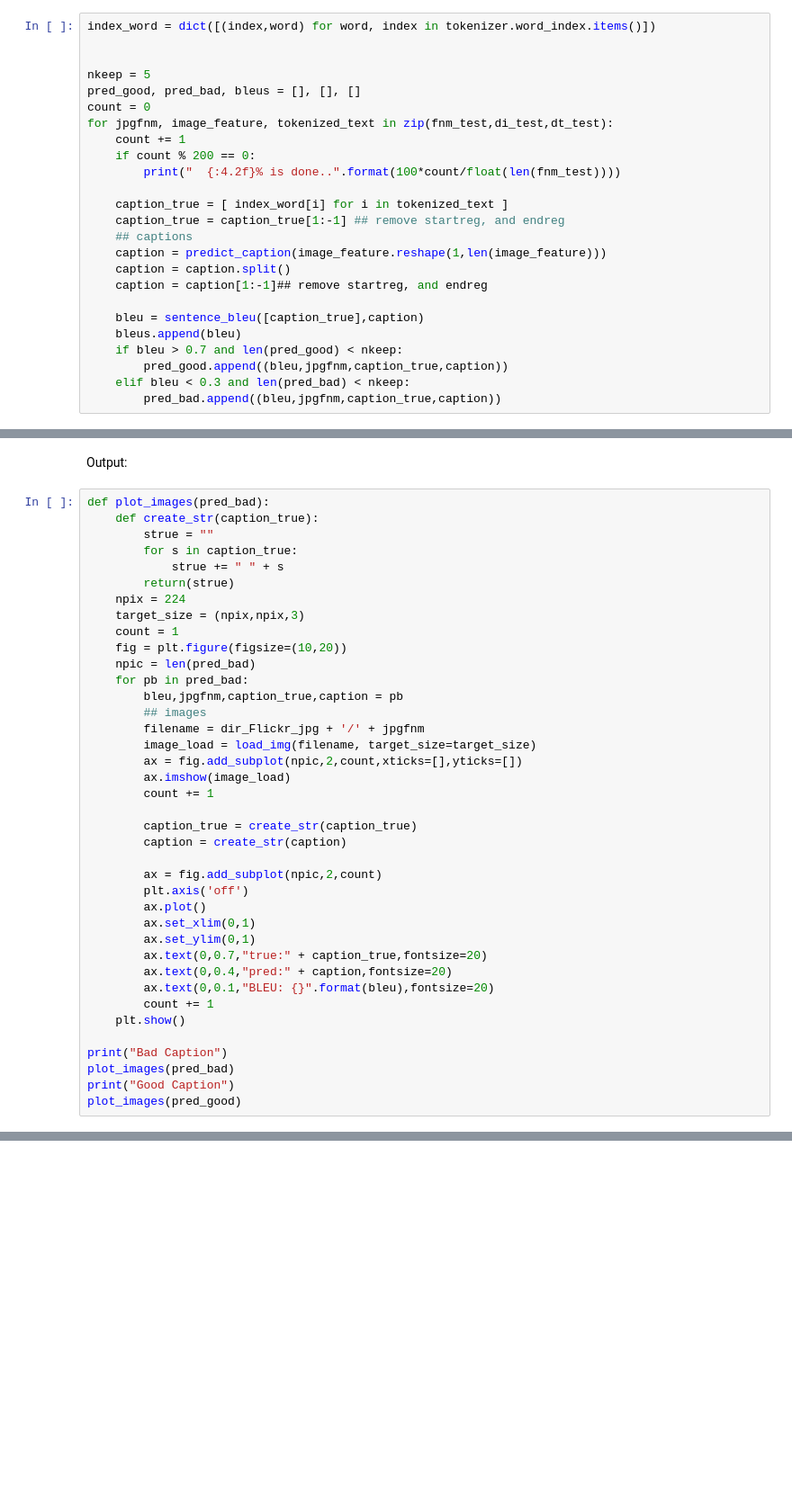
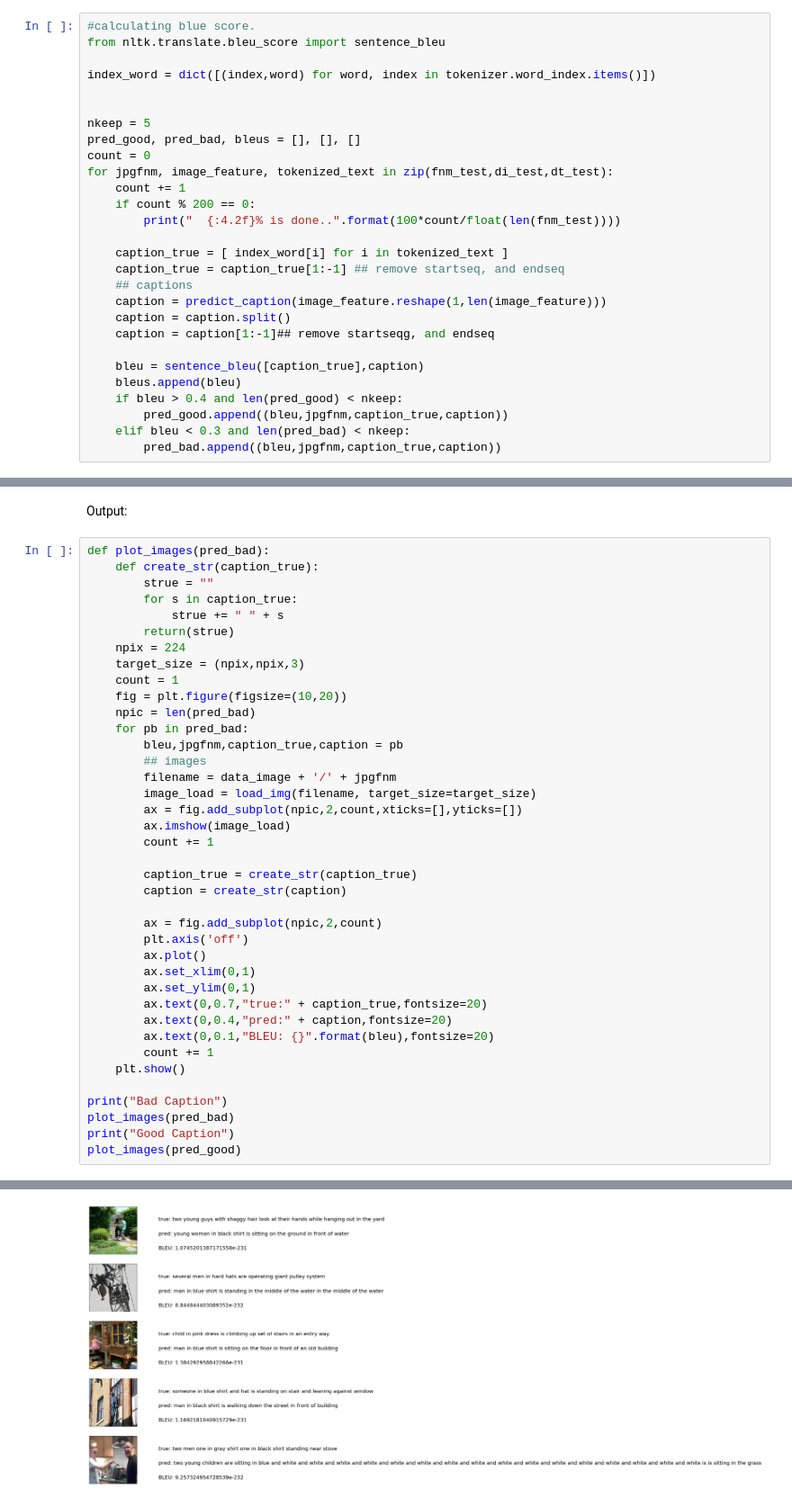
Before and after one commit to Geethu-b/Image-Captioning, a Jupyter notebook: image captioning final.ipynb, the cells around one changed output, grey strips where cells are left out. Shown at 90% size. Drawn from its saved outputs; the diff is of its cells as text; blank space fills up the shorter version.

```diff
--- a/image captioning final.ipynb
+++ b/image captioning final.ipynb
@@ -419,6 +542,9 @@ plt.show()
 # %% [markdown]
 Bleu score
 # %%
+#calculating blue score.
+from nltk.translate.bleu_score import sentence_bleu
+
 index_word = dict([(index,word) for word, index in tokenizer.word_index.items()])
 
 
@@ -431,15 +557,15 @@ for jpgfnm, image_feature, tokenized_text in zip(fnm_test,di_test,dt_test):
         print("  {:4.2f}% is done..".format(100*count/float(len(fnm_test))))
 
     caption_true = [ index_word[i] for i in tokenized_text ]
-    caption_true = caption_true[1:-1] ## remove startreg, and endreg
+    caption_true = caption_true[1:-1] ## remove startseq, and endseq
     ## captions
     caption = predict_caption(image_feature.reshape(1,len(image_feature)))
     caption = caption.split()
-    caption = caption[1:-1]## remove startreg, and endreg
+    caption = caption[1:-1]## remove startseqg, and endseq
 
     bleu = sentence_bleu([caption_true],caption)
     bleus.append(bleu)
-    if bleu > 0.7 and len(pred_good) < nkeep:
+    if bleu > 0.4 and len(pred_good) < nkeep:
         pred_good.append((bleu,jpgfnm,caption_true,caption))
     elif bleu < 0.3 and len(pred_bad) < nkeep:
         pred_bad.append((bleu,jpgfnm,caption_true,caption))
@@ -462,7 +623,7 @@ def plot_images(pred_bad):
     for pb in pred_bad:
         bleu,jpgfnm,caption_true,caption = pb
         ## images
-        filename = dir_Flickr_jpg + '/' + jpgfnm
+        filename = data_image + '/' + jpgfnm
         image_load = load_img(filename, target_size=target_size)
         ax = fig.add_subplot(npic,2,count,xticks=[],yticks=[])
         ax.imshow(image_load)
@@ -486,3 +647,4 @@ print("Bad Caption")
 plot_images(pred_bad)
 print("Good Caption")
 plot_images(pred_good)
+# %% [output]
@@ -488,0 +652 @@ plot_images(pred_good)
+[figure, added]
```
Also changed, not shown: parts of 28 cells of this notebook.
